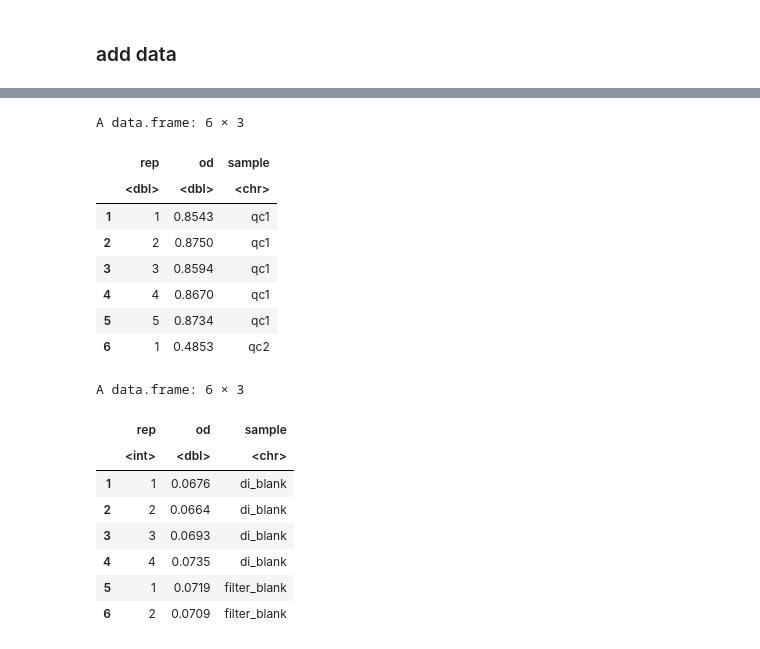
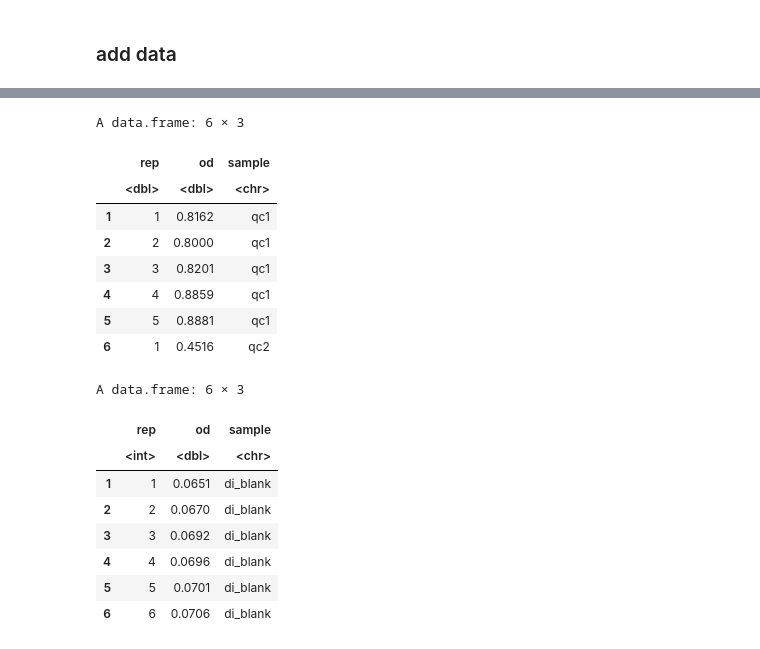
Before and after one commit to brookewicz/LabNotebook, a Jupyter notebook: Nutrients/no3_calculations/no3_4_25_2025.ipynb, the cells around one changed output, grey strips where cells are left out. Drawn from its saved outputs; the diff is of its cells as text; code cells hidden in the pictures.

```diff
--- a/Nutrients/no3_calculations/no3_4_25_2025.ipynb
+++ b/Nutrients/no3_calculations/no3_4_25_2025.ipynb
@@ -558,26 +887,26 @@ A tibble: 6 × 3
 # QC4 (0.005 ppm): A,B,E,F 12 & D8
 
 qc1 <- data.frame(
-  rep = c(1, 2, 3, 4, 5), # Replicate numbers
-  od = c(raw["a", 9], raw["b", 9], raw["e", 9], raw["f", 9], raw["c", 7]), # Extract specific values
+  rep = c(1, 2, 3, 4, 5),
+  od = c(raw1["b", 8], raw1["e", 9], raw1["f", 9], raw2["e", 8], raw2["f", 8]),
   sample = "qc1"
 )
 
 qc2 <- data.frame(
   rep = c(1, 2, 3, 4, 5),
-  od = c(raw["a", 10], raw["b", 10], raw["e", 10], raw["f", 10], raw["d", 7]),
+  od = c(raw1["b", 9], raw1["e", 10], raw1["f", 10], raw2["e", 9], raw2["f", 9]),
   sample = "qc2"
 )
 
 qc3 <- data.frame(
   rep = c(1, 2, 3, 4, 5),
-  od = c(raw["a", 11], raw["b", 11], raw["e", 11], raw["f", 11], raw["c", 8]),
+  od = c(raw1["c", 8], raw1["e", 11], raw1["f", 11], raw2["e", 10], raw2["f", 10]),
   sample = "qc3"
 )
 
 qc4 <- data.frame(
   rep = c(1, 2, 3, 4, 5),
-  od = c(raw["a", 12], raw["b", 12], raw["e", 12], raw["f", 12], raw["d", 8]),
+  od = c(raw1["c", 9], raw1["e", 12], raw1["f", 12], raw2["e", 11], raw2["f", 11]),
   sample = "qc4"
 )
 
@@ -588,45 +917,41 @@ head(qc_long)
 A data.frame: 6 × 3
 |  | rep | od | sample |
 |  | <dbl> | <dbl> | <chr> |
-| 1 | 1 | 0.8543 | qc1 |
-| 2 | 2 | 0.8750 | qc1 |
-| 3 | 3 | 0.8594 | qc1 |
-| 4 | 4 | 0.8670 | qc1 |
-| 5 | 5 | 0.8734 | qc1 |
-| 6 | 1 | 0.4853 | qc2 |
+| 1 | 1 | 0.8162 | qc1 |
+| 2 | 2 | 0.8000 | qc1 |
+| 3 | 3 | 0.8201 | qc1 |
+| 4 | 4 | 0.8859 | qc1 |
+| 5 | 5 | 0.8881 | qc1 |
+| 6 | 1 | 0.4516 | qc2 |
 # %%
-# di blanks
-# B,F 8
-# C,D 12
+# di blanks, 6 reps
 di <- data.frame(
-  rep = c(seq(1:4)), # Replicate numbers
-  od = c(raw["b", 8], raw["f", 8],
-         raw["c", 12], raw["d", 12]),
+  rep = c(seq(1:6)),
+  od = c(raw1["a", 9], raw1["h", 8], raw1["h", 9],
+         raw2["b", 8], raw2["b", 12],raw2["e", 12]),
   sample = "di_blank"
 )
 
-# filter blanks
-# c,d 9:11
+# filter blanks, 7 blanks
 blank <- data.frame(
-  rep = c(seq(1:6)), # Replicate numbers
-  od = c(raw["c", 9], raw["c", 10], raw["c", 11],
-         raw["d", 9], raw["d", 10], raw["d", 11]),
+  rep = c(seq(1:7)),
+  od = c(raw1["b", 10], raw1["b", 11],raw1["b", 12],raw1["f", 8],
+         raw2["f", 12], raw2["g", 12], raw2["h", 12]),
   sample = "filter_blank"
 )
-
 # combine
 blanks<-bind_rows(di,blank)
 head(blanks)
 # %% [output]
 A data.frame: 6 × 3
 |  | rep | od | sample |
 |  | <int> | <dbl> | <chr> |
-| 1 | 1 | 0.0676 | di_blank |
-| 2 | 2 | 0.0664 | di_blank |
-| 3 | 3 | 0.0693 | di_blank |
-| 4 | 4 | 0.0735 | di_blank |
-| 5 | 1 | 0.0719 | filter_blank |
-| 6 | 2 | 0.0709 | filter_blank |
+| 1 | 1 | 0.0651 | di_blank |
+| 2 | 2 | 0.0670 | di_blank |
+| 3 | 3 | 0.0692 | di_blank |
+| 4 | 4 | 0.0696 | di_blank |
+| 5 | 5 | 0.0701 | di_blank |
+| 6 | 6 | 0.0706 | di_blank |
 # %%
 samples<-rbind(samples, qc_long)
 samples<-rbind(samples, blanks)
```
Also changed, not shown: parts of 58 cells of this notebook, 1 other file.
